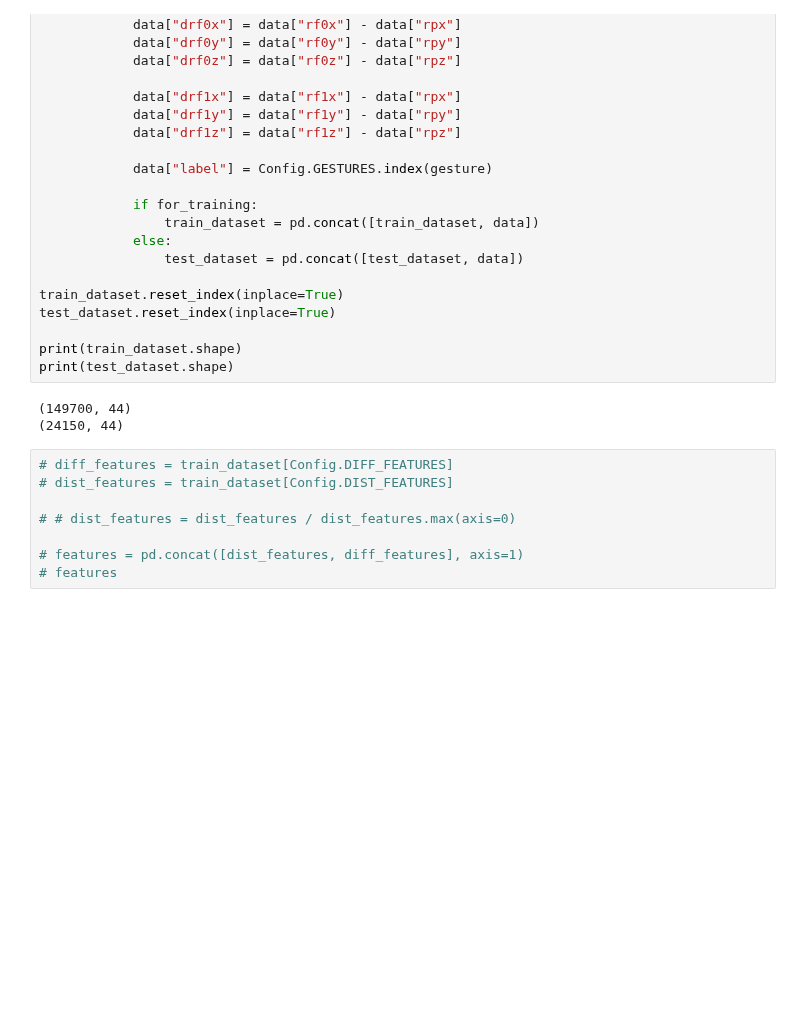
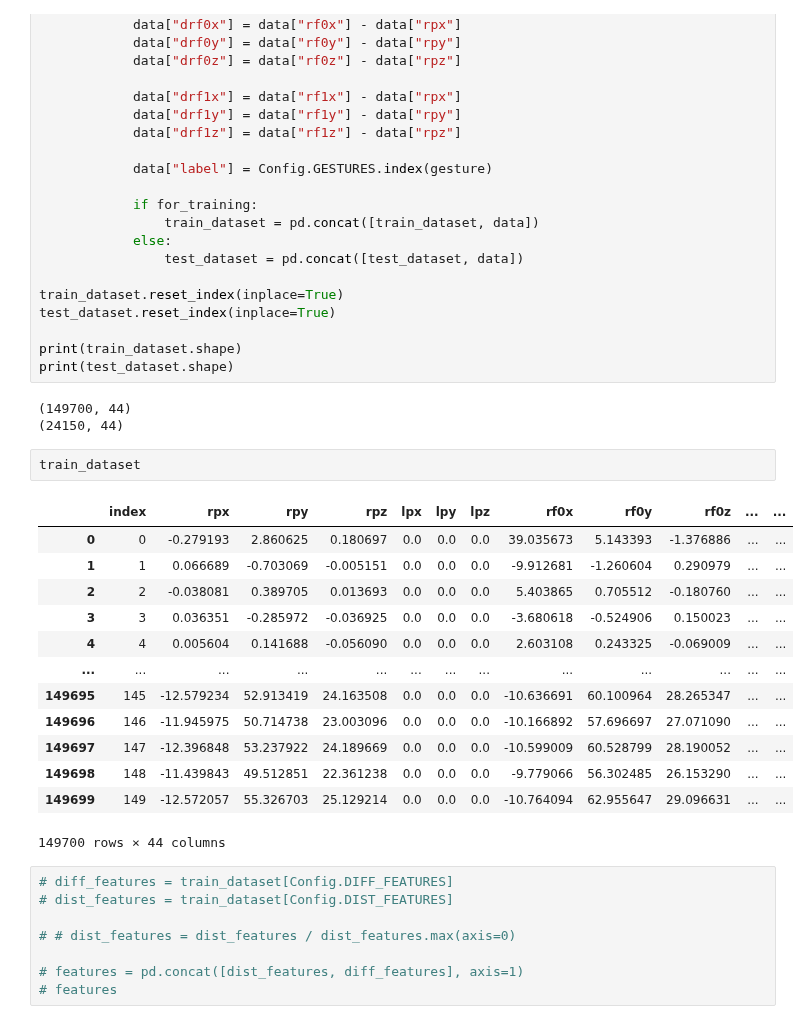
Before and after one commit to atick-faisal/Sign-Language-Recognition, a Jupyter notebook: core/src/notebooks/AlgorithmDL.ipynb, the cells around one changed output. Drawn from its saved outputs; the diff is of its cells as text; blank space fills up the shorter version.

```diff
--- a/core/src/notebooks/AlgorithmDL.ipynb
+++ b/core/src/notebooks/AlgorithmDL.ipynb
@@ -83,6 +83,22 @@ print(test_dataset.shape)
 # %% [output]
 (149700, 44)
 (24150, 44)
+# %%
+train_dataset
+# %% [output]
+|  | index | rpx | rpy | rpz | lpx | lpy | lpz | rf0x | rf0y | rf0z | ... | ... |
+| 0 | 0 | -0.279193 | 2.860625 | 0.180697 | 0.0 | 0.0 | 0.0 | 39.035673 | 5.143393 | -1.376886 | ... | ... |
+| 1 | 1 | 0.066689 | -0.703069 | -0.005151 | 0.0 | 0.0 | 0.0 | -9.912681 | -1.260604 | 0.290979 | ... | ... |
+| 2 | 2 | -0.038081 | 0.389705 | 0.013693 | 0.0 | 0.0 | 0.0 | 5.403865 | 0.705512 | -0.180760 | ... | ... |
+| 3 | 3 | 0.036351 | -0.285972 | -0.036925 | 0.0 | 0.0 | 0.0 | -3.680618 | -0.524906 | 0.150023 | ... | ... |
+| 4 | 4 | 0.005604 | 0.141688 | -0.056090 | 0.0 | 0.0 | 0.0 | 2.603108 | 0.243325 | -0.069009 | ... | ... |
+| ... | ... | ... | ... | ... | ... | ... | ... | ... | ... | ... | ... | ... |
+| 149695 | 145 | -12.579234 | 52.913419 | 24.163508 | 0.0 | 0.0 | 0.0 | -10.636691 | 60.100964 | 28.265347 | ... | ... |
+| 149696 | 146 | -11.945975 | 50.714738 | 23.003096 | 0.0 | 0.0 | 0.0 | -10.166892 | 57.696697 | 27.071090 | ... | ... |
+| 149697 | 147 | -12.396848 | 53.237922 | 24.189669 | 0.0 | 0.0 | 0.0 | -10.599009 | 60.528799 | 28.190052 | ... | ... |
+| 149698 | 148 | -11.439843 | 49.512851 | 22.361238 | 0.0 | 0.0 | 0.0 | -9.779066 | 56.302485 | 26.153290 | ... | ... |
+| 149699 | 149 | -12.572057 | 55.326703 | 25.129214 | 0.0 | 0.0 | 0.0 | -10.764094 | 62.955647 | 29.096631 | ... | ... |
+149700 rows × 44 columns
 # %%
 # diff_features = train_dataset[Config.DIFF_FEATURES]
 # dist_features = train_dataset[Config.DIST_FEATURES]
```
Also changed, not shown: parts of 9 cells of this notebook, 6 other files.
